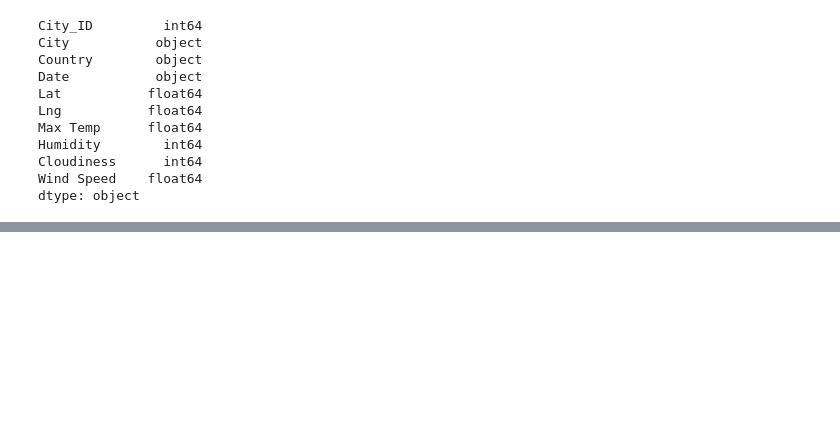
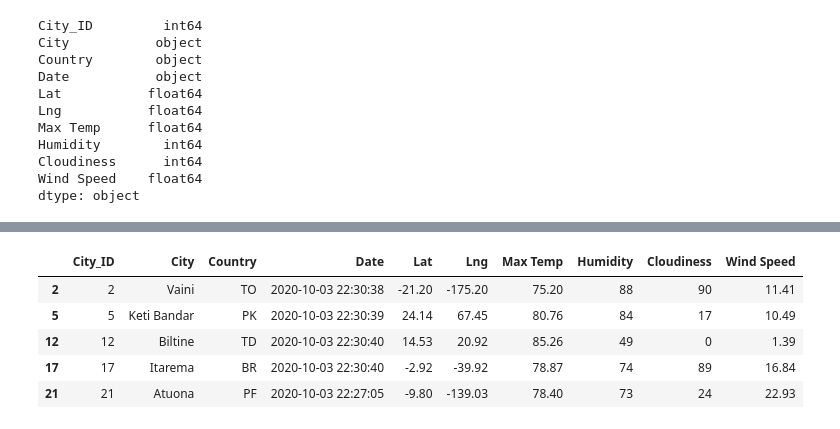
Before and after one commit to luisnewmanh/World_Weather_Analysis-Backup, a Jupyter notebook: VacationPy.ipynb, the cells around one changed output, grey strips where cells are left out. Saved outputs shown, nothing was run; the diff lists cells and outputs as text; code cells hidden in the pictures; blank space fills up the shorter version.

```diff
--- a/VacationPy.ipynb
+++ b/VacationPy.ipynb
@@ -59,0 +172,10 @@ SyntaxError: invalid syntax (<ipython-input-6-a1f9ad41e54e>, line 1)
+# %%
+hotel_df=preferred_cities_df
+hotel_df.head()
+# %% [output]
+|  | City_ID | City | Country | Date | Lat | Lng | Max Temp | Humidity | Cloudiness | Wind Speed |
+| 2 | 2 | Vaini | TO | 2020-10-03 22:30:38 | -21.20 | -175.20 | 75.20 | 88 | 90 | 11.41 |
+| 5 | 5 | Keti Bandar | PK | 2020-10-03 22:30:39 | 24.14 | 67.45 | 80.76 | 84 | 17 | 10.49 |
+| 12 | 12 | Biltine | TD | 2020-10-03 22:30:40 | 14.53 | 20.92 | 85.26 | 49 | 0 | 1.39 |
+| 17 | 17 | Itarema | BR | 2020-10-03 22:30:40 | -2.92 | -39.92 | 78.87 | 74 | 89 | 16.84 |
+| 21 | 21 | Atuona | PF | 2020-10-03 22:27:05 | -9.80 | -139.03 | 78.40 | 73 | 24 | 22.93 |
```
Also changed, not shown: parts of 19 cells of this notebook, 11 other files.
